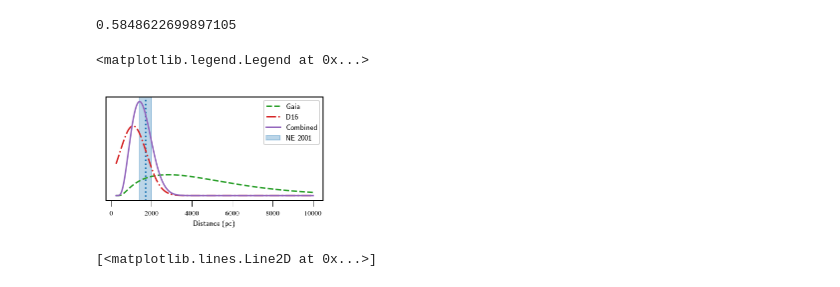
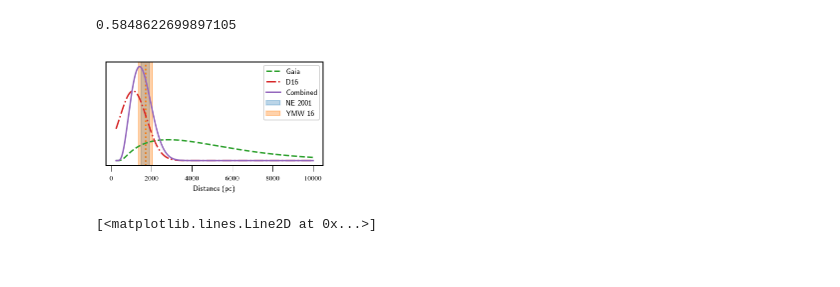
Before and after one commit to ChiaraMingarelli/gaia_pulsars, a Jupyter notebook: codes/pulsar_parallax_J1843-1113.ipynb, the cells around one changed output. Saved outputs shown, nothing was run; the diff lists cells and outputs as text; code cells hidden in the pictures.

```diff
--- a/codes/pulsar_parallax_J1843-1113.ipynb
+++ b/codes/pulsar_parallax_J1843-1113.ipynb
@@ -138,29 +138,28 @@ eminus_DM_NE_1012 = 300
 # %%
 fig, ax1 = plt.subplots()
 # DM NE 2001 model
-ax1.axvspan(d_DM_NE_1012 - eminus_DM_NE_1012, d_DM_NE_1012+ eplus_DM_NE_1012, alpha=0.3, color = "C0", label = "NE 2001")
+ax1.axvspan(1484, 1905, alpha=0.3, color = "C0", label = "NE 2001")
 plt.axvline(d_DM_NE_1012, ymin=0, ymax=1, color = "C0",linestyle =':')
 
 # DM YMW16 model
-#ax1.axvspan(d_DM_YMW_1012*.8, d_DM_YMW_1012*1.2, alpha=0.35, color = "C1", label = "YMW 16")
-#plt.axvline(d_DM_YMW_1012, ymin=0, ymax=1, color = "C1", linestyle =':')
+ax1.axvspan(1706.5 *.8, 1706.5 *1.2, alpha=0.35, color = "C1", label = "YMW 16")
+plt.axvline(1706.5 , ymin=0, ymax=1, color = "C1", linestyle =':')
 
 #Direct distance measurements
 plt.plot(dx, np.array(bj_1843)/areaBJ, label = "Gaia", color = "C2", linestyle='dashed')
 plt.plot(dx, dist_1843.pdf(dx), label = r"D16", color = "C3", linestyle='-.')
 plt.plot(dx, combo/normCombo, label = "Combined", color = "C4", linestyle='solid')
 #ax.axvline(x=(popt[1]), color = 'black')
 
 
 plt.yticks([])
 #plt.xlim(0,2500)
 plt.xlabel("Distance (pc)")
 plt.tight_layout()
 plt.legend()
-#plt.savefig("combinedPDFs_1012wDM_WNG.pdf")
+#plt.savefig("combinedPDFs_1843wDM_WNG.pdf")
 # %% [output]
-<matplotlib.legend.Legend at 0x...>
-[figure, old version]
+[figure, new version]
 # %%
 #newx = (1/gx)[50:400]
 newy = (combo/normCombo)
```
Also changed, not shown: parts of 1 cell of this notebook, 3 other files.
